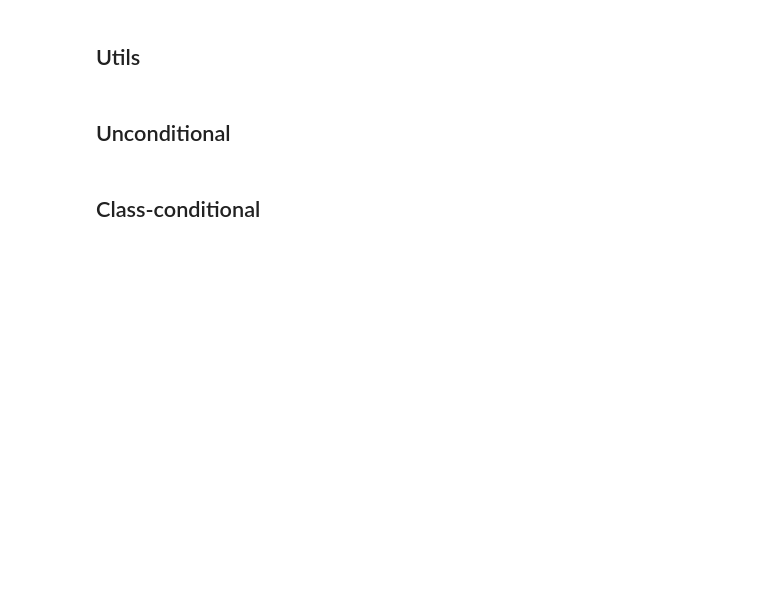
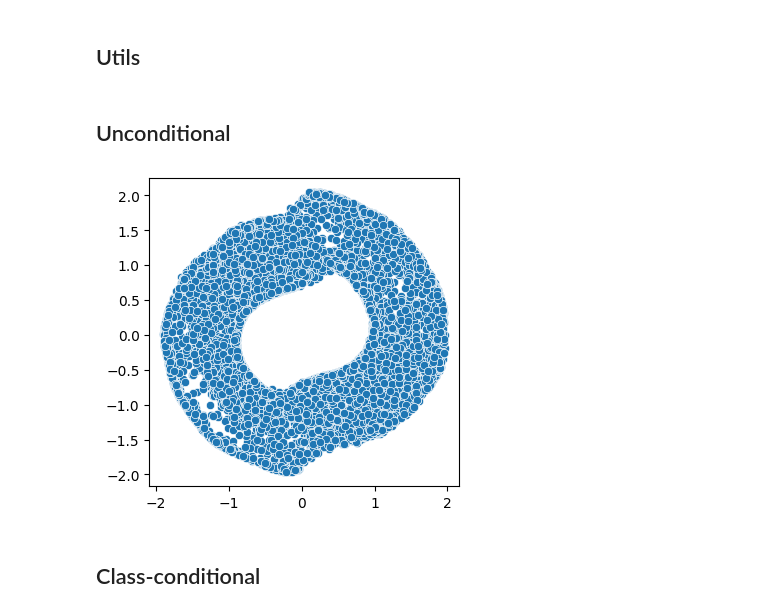
Before and after one commit to daniil-shlenskii/PFGMPP, a Jupyter notebook: run/toy.ipynb, the cells around one changed output. Drawn from its saved outputs; the diff is of its cells as text; code cells hidden in the pictures; blank space fills up the shorter version.

```diff
--- a/run/toy.ipynb
+++ b/run/toy.ipynb
@@ -37,7 +37,7 @@ from ibmd.training.training_loop import training_loop_instantiated, training_loo
 
 from constants import ARTIFACTS_DIR
 
-DS_NAME = "gaussians"
+DS_NAME = "swiss"
 RUN_DIR = os.path.join(ARTIFACTS_DIR, "notebooks_outputs", "toy", DS_NAME)
 UNCONDITIONAL_DIR = os.path.join(RUN_DIR, "unconditional")
 CONDITIONAL_DIR = os.path.join(RUN_DIR, "conditional")
@@ -195,23 +227,25 @@ pfgmpp_trainer = PFGMPPTrainer(
     loss_fn=loss_fn,
 )
 # %%
-n_epochs = 10
+n_epochs = 100
 sample_every = 10_000
 
 for _ in range(n_epochs):
     clear_output()
     gens =  generate(pfgmpp=pfgmpp, net=net, sample_size=N_GENS)
     plt.figure(figsize=(4, 4))
     sns.scatterplot(x=gens[:, 0], y=gens[:, 1])
     plt.xlabel(""); plt.ylabel("")
     plt.show()
 
     pfgmpp_trainer.train(
         train_loader=train_loader,
         n_iters=sample_every,
         log_every=5_000,
-        # save_path=os.path.join(UNCONDITIONAL_DIR, f"{int(POWER)}.pt"),
+        save_path=os.path.join(UNCONDITIONAL_DIR, f"{int(POWER)}.pt"),
     )
+# %% [output]
+[figure, added]
 # %% [markdown]
 ## Class-conditional
 # %%
```
Also changed, not shown: parts of 7 cells of this notebook, 1 other file.
